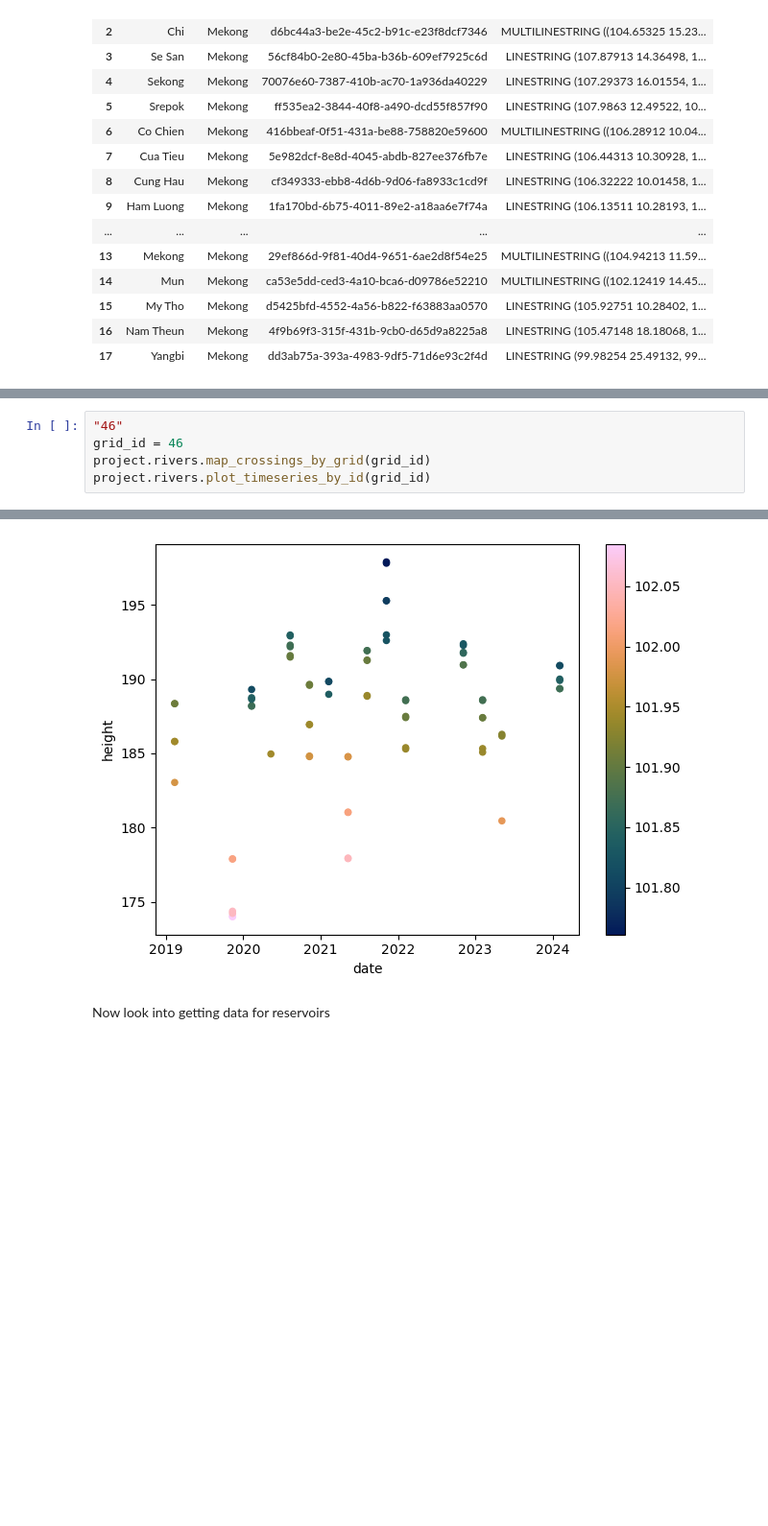
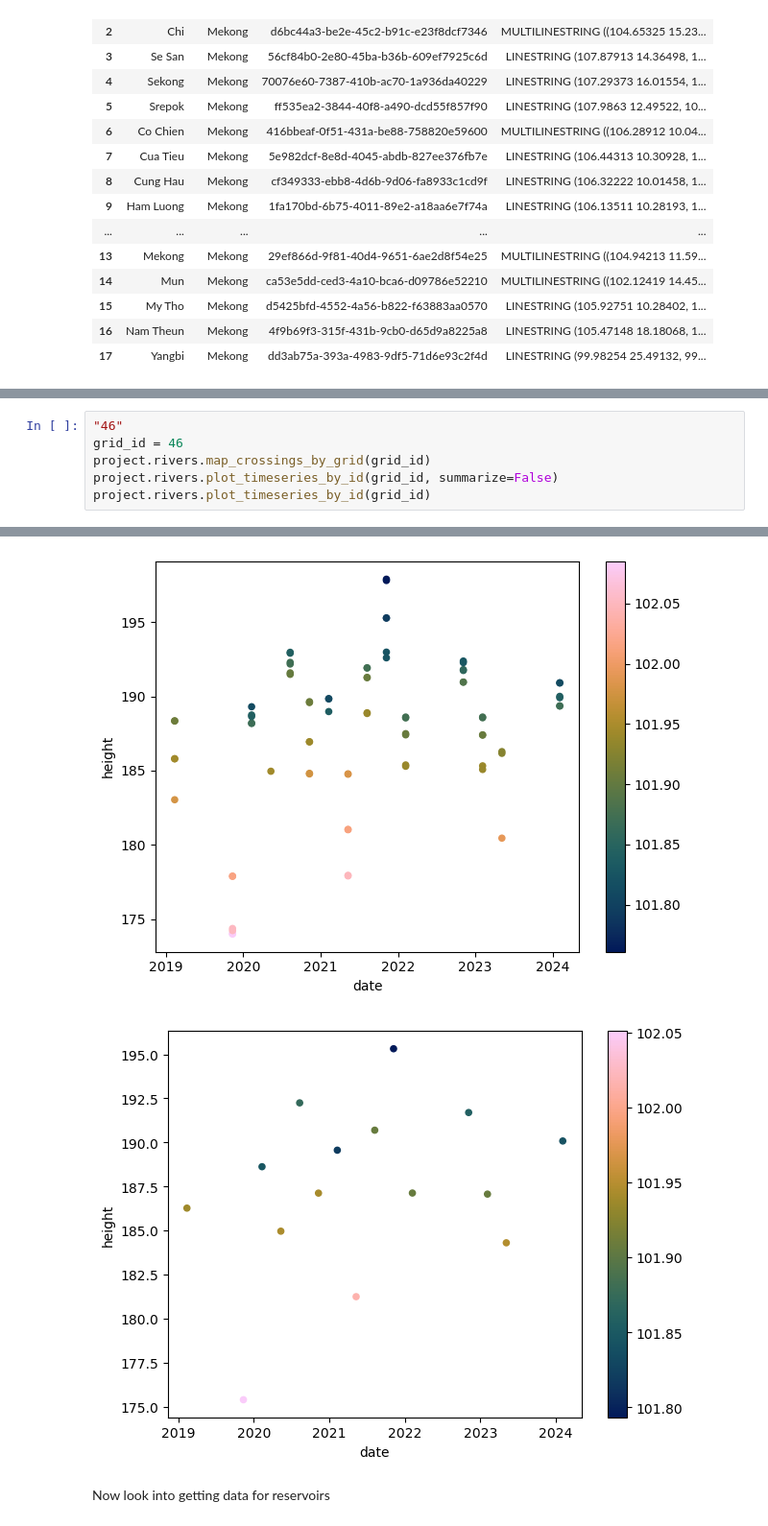
Before and after one commit to DHI/HydroEO, a Jupyter notebook: notebooks/project_test.ipynb, the cells around one changed output, grey strips where cells are left out. Shown at 96% size. Saved outputs shown, nothing was run; the diff lists cells and outputs as text; blank space fills up the shorter version.

```diff
--- a/notebooks/project_test.ipynb
+++ b/notebooks/project_test.ipynb
@@ -127,10 +131,12 @@ project.rivers.crossings
 # %%
 "46"
 grid_id = 46
 project.rivers.map_crossings_by_grid(grid_id)
+project.rivers.plot_timeseries_by_id(grid_id, summarize=False)
 project.rivers.plot_timeseries_by_id(grid_id)
 # %% [output]
 [figure]
 [figure]
+[figure, added]
 # %% [markdown]
 Now look into getting data for reservoirs
```
Also changed, not shown: parts of 7 cells of this notebook, 5 other files.
